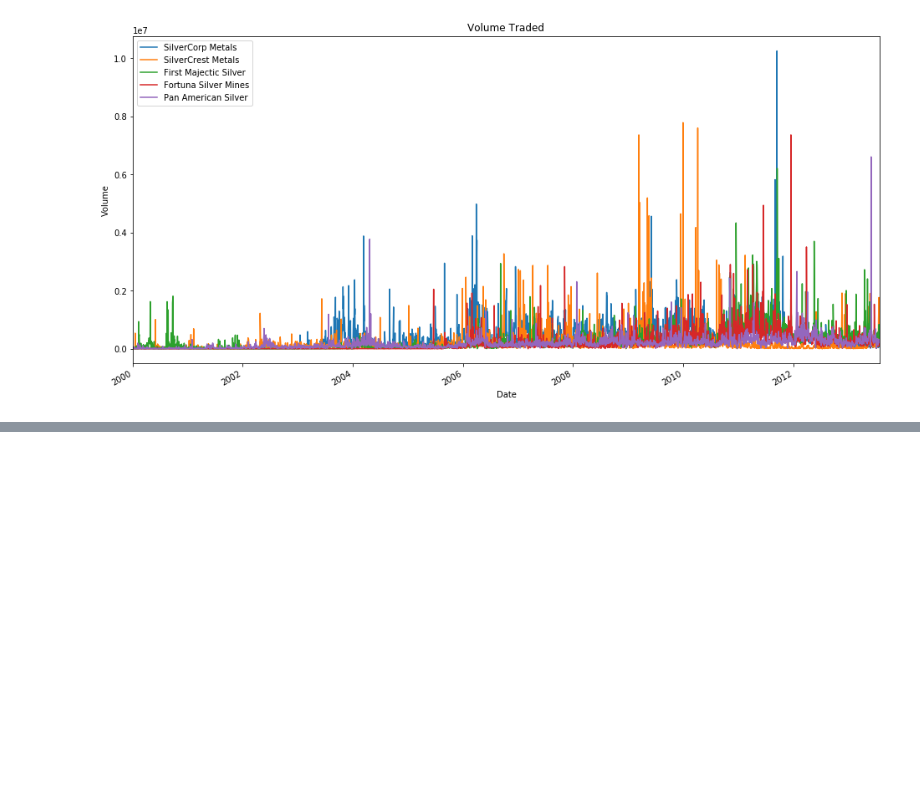
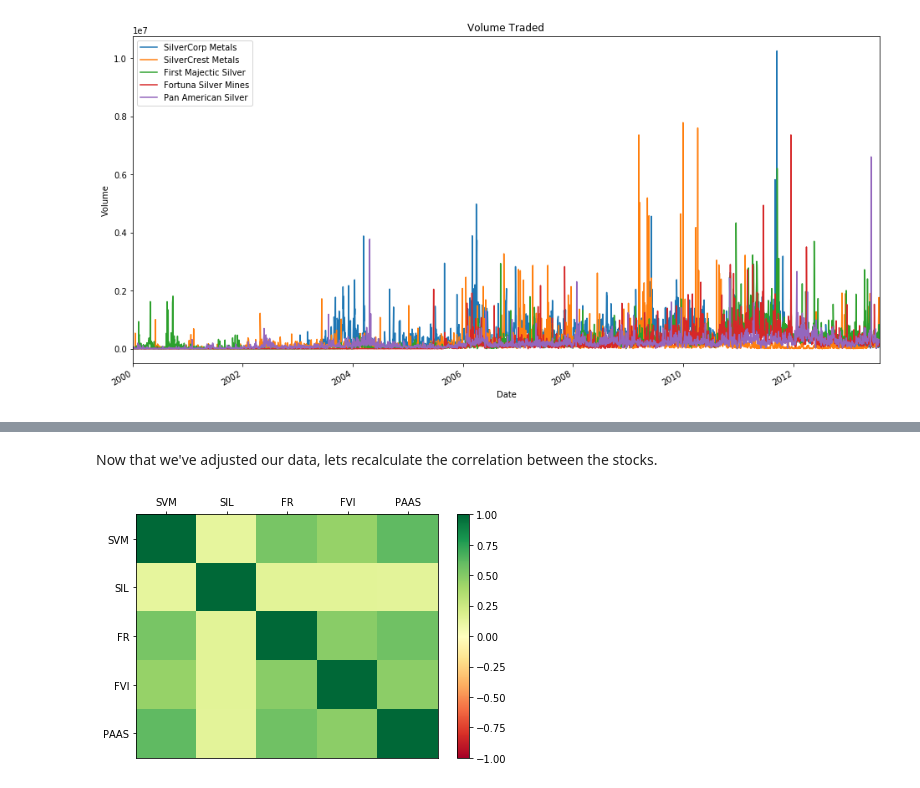
Before and after one commit to Benjamin-Pickers/Stock-Analysis, a Jupyter notebook: Stock analysis/ComparingCanadianSilverStocks.ipynb, the cells around one changed output, grey strips where cells are left out. Drawn from its saved outputs; the diff is of its cells as text; code cells hidden in the pictures; blank space fills up the shorter version.

```diff
--- a/Stock analysis/ComparingCanadianSilverStocks.ipynb
+++ b/Stock analysis/ComparingCanadianSilverStocks.ipynb
@@ -458,0 +439,11 @@ plt.legend();
+# %% [markdown]
+Now that we've adjusted our data, lets recalculate the correlation between the stocks.
+# %%
+silver_past_close = pd.concat([svm_past['Adj Close'], sil_past['Adj Close'], fr_past['Adj Close'], fvi_past['Adj Close'], paas_past['Adj Close']], axis=1)
+silver_past_close.columns = ['SVM', 'SIL', 'FR', 'FVI', 'PAAS']
+silver_past_close = silver_past_close.pct_change()
+silver_past_corr = silver_past_close.corr()
+
+heat_map(silver_past_corr)
+# %% [output]
+[figure, added]
```
Also changed, not shown: parts of 25 cells of this notebook.
